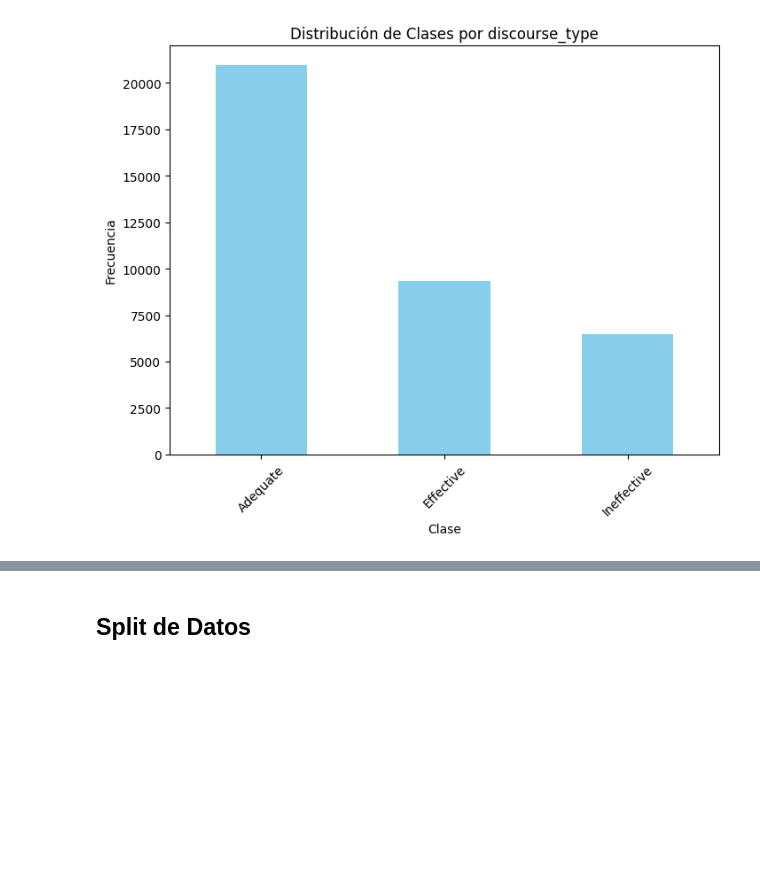
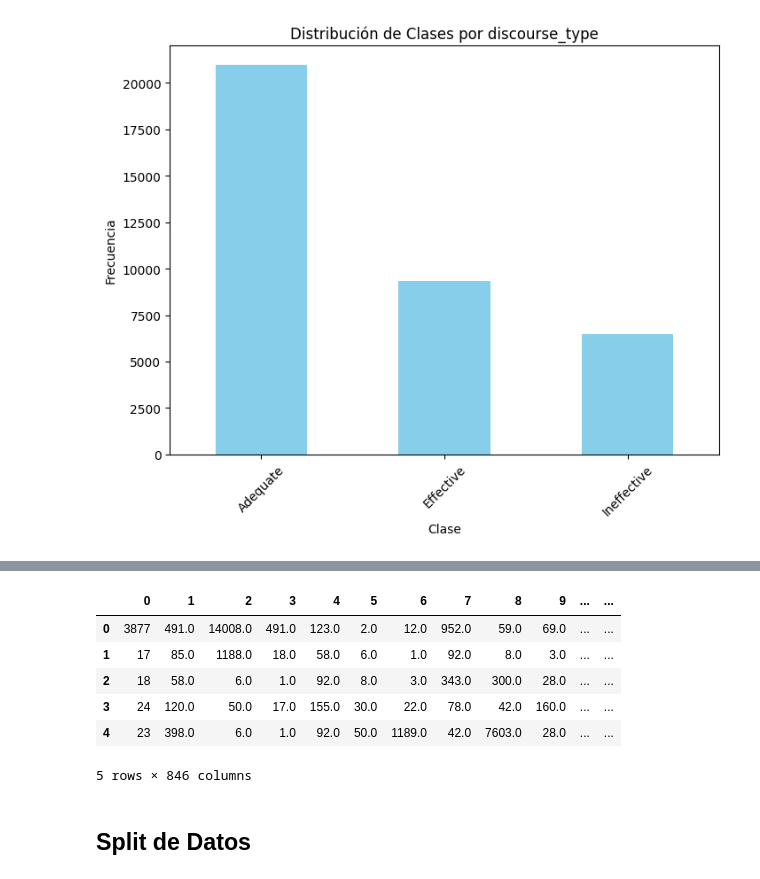
Before and after one commit to Diego-CB/DS-Proyecto, a Jupyter notebook: proyecto.ipynb, the cells around one changed output, grey strips where cells are left out. Cells and saved outputs as stored; diff of their text form; code cells hidden in the pictures; blank space fills up the shorter version.

```diff
--- a/proyecto.ipynb
+++ b/proyecto.ipynb
@@ -203,3 +205,6 @@ Se eliminaran las columnas de discourse_id u essay_id debido a que estas son sol
 # %%
 data.drop('discourse_id', axis=1, inplace=True)
 data.drop('essay_id', axis=1, inplace=True)
+data.drop('tokens', axis=1, inplace=True)
+data.drop('bigrams', axis=1, inplace=True)
+data.head()
@@ -206,3 +235,27 @@ data.drop('essay_id', axis=1, inplace=True)
+# %%
+from tensorflow.keras.preprocessing.text import Tokenizer
+from tensorflow.keras.preprocessing.sequence import pad_sequences
+
+# Tokenizar las frases
+tokenizador = Tokenizer()
+tokenizador.fit_on_texts(data['discourse_text'])
+secuencias = tokenizador.texts_to_sequences(data['discourse_text'])
+
+# Rellenar (Pad) las secuencias para que tengan la misma longitud
+seceucias = pad_sequences(secuencias, padding='post')
+pd.DataFrame(secuencias).head()
+
+# Dimensiones de entrada y salida de la capa de inscrustamiento
+long_vocab = len(tokenizador.word_index) + 1
+dim_incrustamiento = 2  # Representar cada palabra por un vector 2D
+# %% [output]
+|  | 0 | 1 | 2 | 3 | 4 | 5 | 6 | 7 | 8 | 9 | ... | ... |
+| 0 | 3877 | 491.0 | 14008.0 | 491.0 | 123.0 | 2.0 | 12.0 | 952.0 | 59.0 | 69.0 | ... | ... |
+| 1 | 17 | 85.0 | 1188.0 | 18.0 | 58.0 | 6.0 | 1.0 | 92.0 | 8.0 | 3.0 | ... | ... |
+| 2 | 18 | 58.0 | 6.0 | 1.0 | 92.0 | 8.0 | 3.0 | 343.0 | 300.0 | 28.0 | ... | ... |
+| 3 | 24 | 120.0 | 50.0 | 17.0 | 155.0 | 30.0 | 22.0 | 78.0 | 42.0 | 160.0 | ... | ... |
+| 4 | 23 | 398.0 | 6.0 | 1.0 | 92.0 | 50.0 | 1189.0 | 42.0 | 7603.0 | 28.0 | ... | ... |
+5 rows × 846 columns
 # %% [markdown]
 ## Split de Datos
 # %%
```
Also changed, not shown: parts of 11 cells of this notebook.
